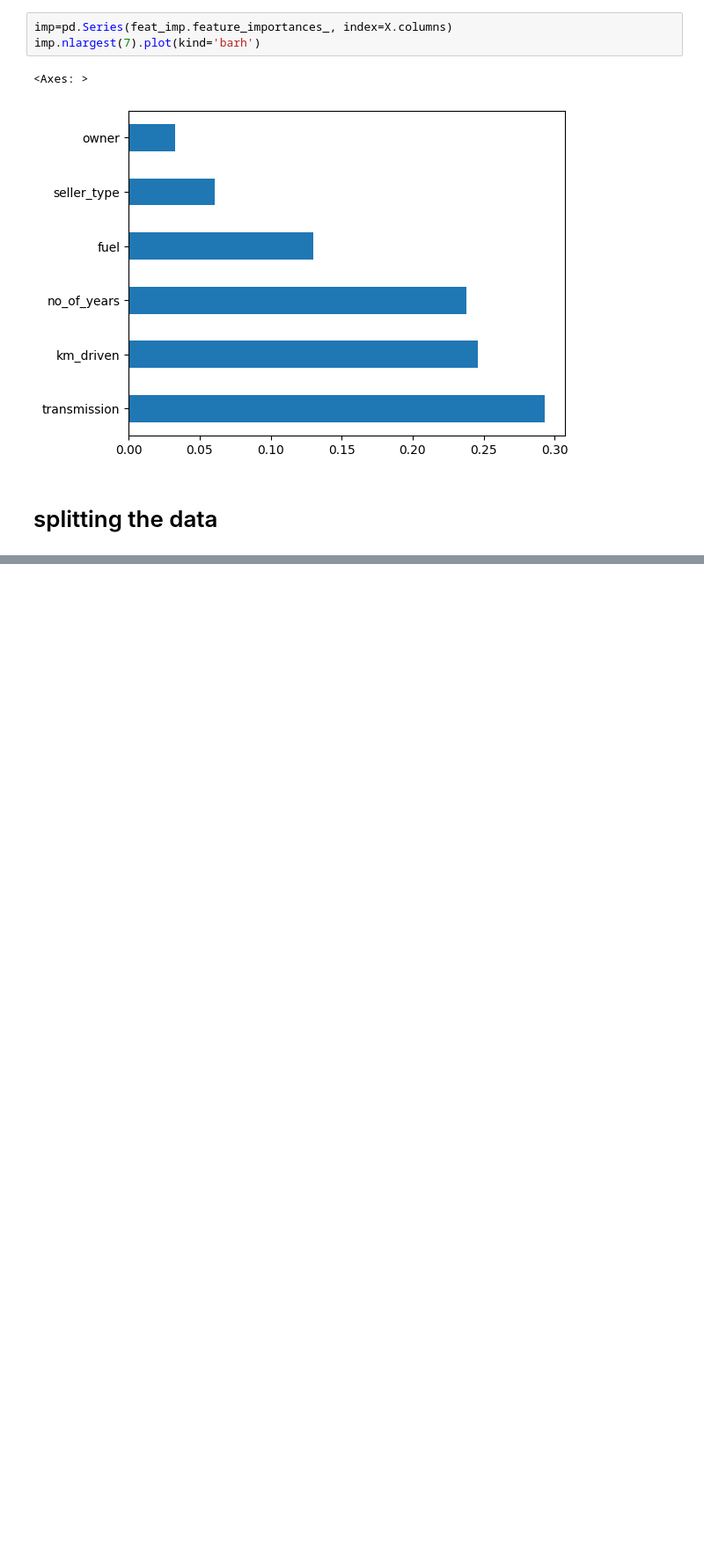
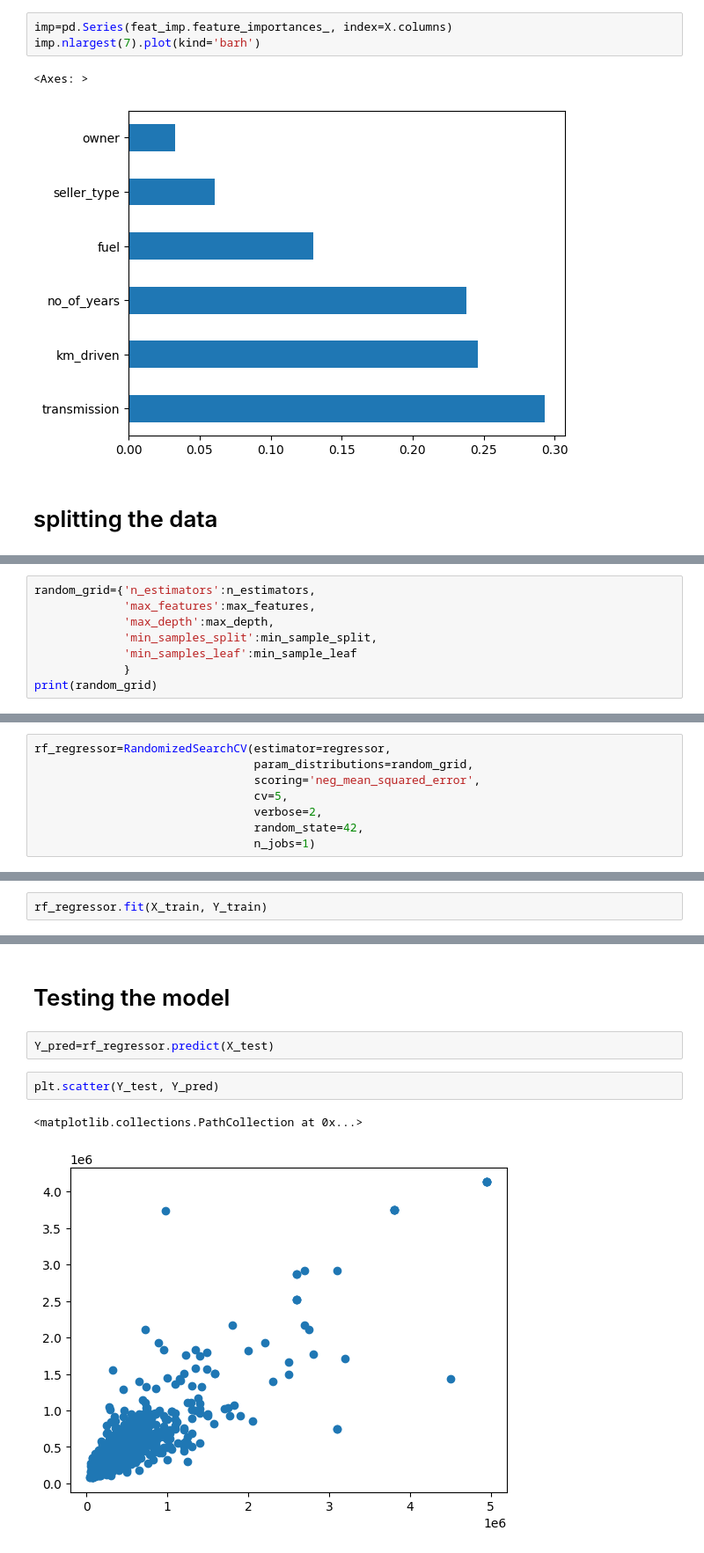
Before and after one commit to sujataprasad01/ML-Random-Forest-Regression, a Jupyter notebook: Random_Forest_Regression.ipynb, the cells around one changed output, grey strips where cells are left out. Shown: that part at 88% size. Saved outputs shown, nothing was run; the diff lists cells and outputs as text; blank space fills up the shorter version.

```diff
--- a/Random_Forest_Regression.ipynb
+++ b/Random_Forest_Regression.ipynb
@@ -255,0 +286,8 @@ imp.nlargest(7).plot(kind='barh')
+# %%
+random_grid={'n_estimators':n_estimators,
+             'max_features':max_features,
+             'max_depth':max_depth,
+             'min_samples_split':min_sample_split,
+             'min_samples_leaf':min_sample_leaf
+             }
+print(random_grid)
@@ -255,0 +298,8 @@ imp.nlargest(7).plot(kind='barh')
+# %%
+rf_regressor=RandomizedSearchCV(estimator=regressor,
+                                param_distributions=random_grid,
+                                scoring='neg_mean_squared_error',
+                                cv=5,
+                                verbose=2,
+                                random_state=42,
+                                n_jobs=1)
@@ -255,0 +308,2 @@ imp.nlargest(7).plot(kind='barh')
+# %%
+rf_regressor.fit(X_train, Y_train)
@@ -255,0 +342,9 @@ imp.nlargest(7).plot(kind='barh')
+# %% [markdown]
+# Testing the model
+# %%
+Y_pred=rf_regressor.predict(X_test)
+# %%
+plt.scatter(Y_test, Y_pred)
+# %% [output]
+<matplotlib.collections.PathCollection at 0x...>
+[figure, added]
```
Also changed, not shown: parts of 17 cells of this notebook.
